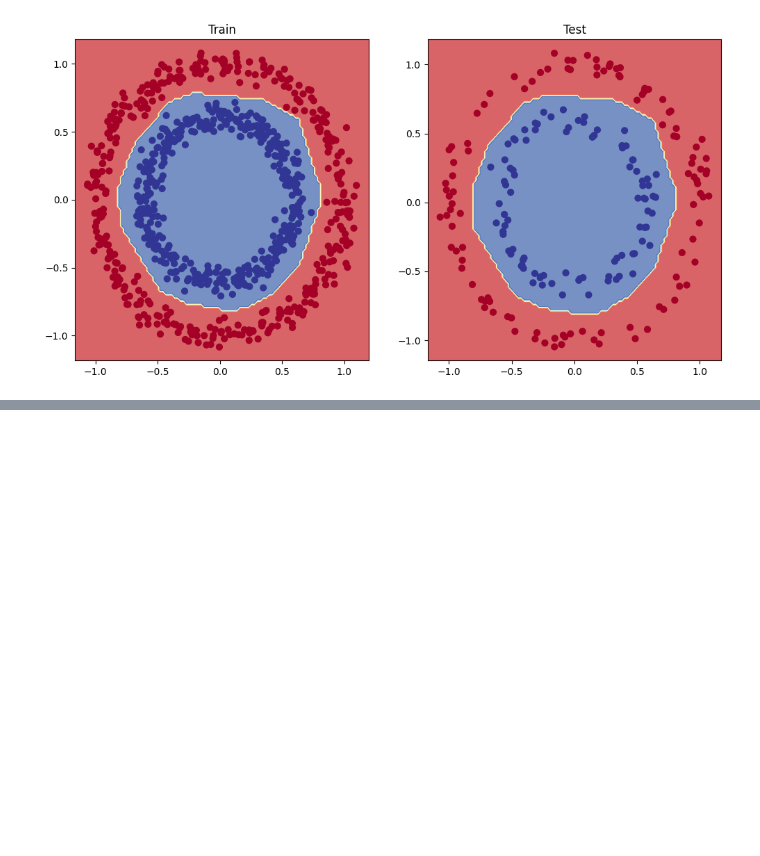
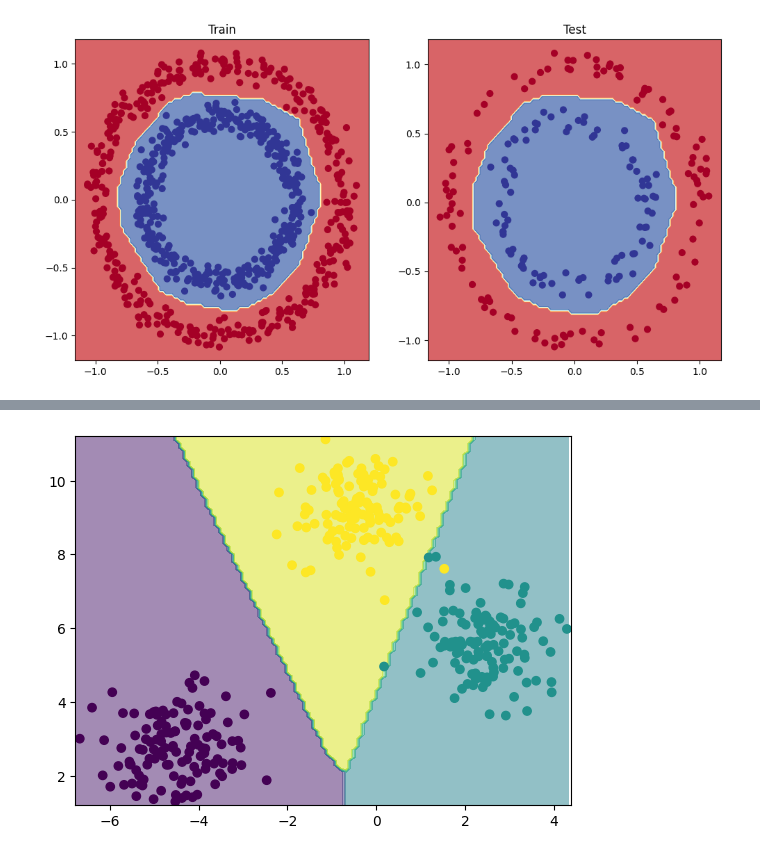
Before and after one commit to nguynlb/DataScience, a Jupyter notebook: Pytorch/Module/Classification.ipynb, the cells around one changed output, grey strips where cells are left out. Cells and saved outputs as stored; diff of their text form; code cells hidden in the pictures; blank space fills up the shorter version.

```diff
--- a/Pytorch/Module/Classification.ipynb
+++ b/Pytorch/Module/Classification.ipynb
@@ -434,0 +524,21 @@ plot_decision_boundary(model_2, X_test, y_test)
+# %%
+lr = .03
+loss_fn = nn.CrossEntropyLoss()
+
+optimizer = torch.optim.SGD(params=model.parameters(),
+                            lr=lr)
+
+def accuracy_fn(y_pred, y_true):
+    return ((y_pred == y_true).sum() / len(y_true[0])).item()
+# %%
+X_train = torch.from_numpy(X_train).type(dtype=torch.float32).to(device)
+X_test = torch.from_numpy(X_test).type(dtype=torch.float32).to(device)
+y_train = torch.from_numpy(y_train).type(dtype=torch.float32).to(device).unsqueeze(dim=1)
+y_test = torch.from_numpy(y_test).type(dtype=torch.float32).to(device).unsqueeze(dim=1)
+# %%
+from sklearn.preprocessing import OneHotEncoder
+
+encoder = OneHotEncoder()
+
+y_train_onehot = torch.from_numpy(encoder.fit_transform(y_train).toarray()).type(dtype=torch.float32).to(device)
+y_test_onehot = torch.from_numpy(encoder.fit_transform(y_test).toarray()).type(dtype=torch.float32).to(device)
@@ -434,0 +590,22 @@ plot_decision_boundary(model_2, X_test, y_test)
+# %%
+def visualize_decision_boundary(model, X, y):
+    X_min, X_max = X[:, 0].min() - 0.1, X[:, 0].max() + 0.1
+    y_min, y_max = X[:, 1].min() - 0.1, X[:, 1].max() + 0.1
+    xx, yy = np.meshgrid(np.arange(X_min, X_max, .1), np.arange(y_min, y_max, .1))
+
+    z = np.c_[xx.ravel(), yy.ravel()]
+    z = torch.from_numpy(z).type(torch.float32).to(device)
+    z = torch.softmax(model(z), dim = 1).argmax(dim = 1)
+    z = z.reshape(xx.shape)
+
+    plt.contourf(xx, yy, z, alpha=.5)
+
+    plt.xlim(X_min, X_max)
+    plt.ylim(y_min, y_max)
+    visualize_predict(plot_test=False)
+    plt.show()
+# %%
+
+visualize_decision_boundary(model, X_train, y_train)
+# %% [output]
+[figure, added]
```
Also changed, not shown: parts of 9 cells of this notebook.
